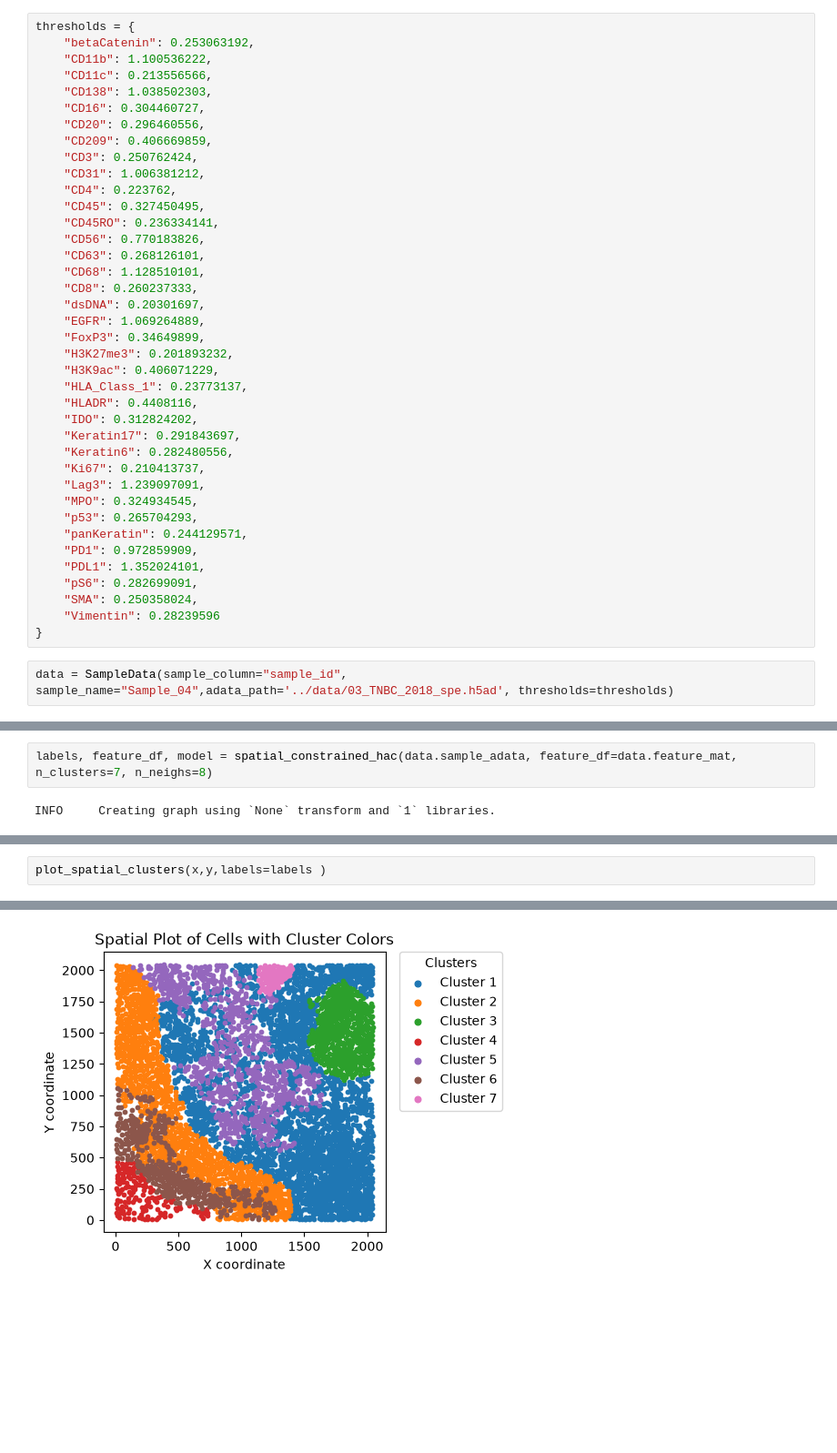
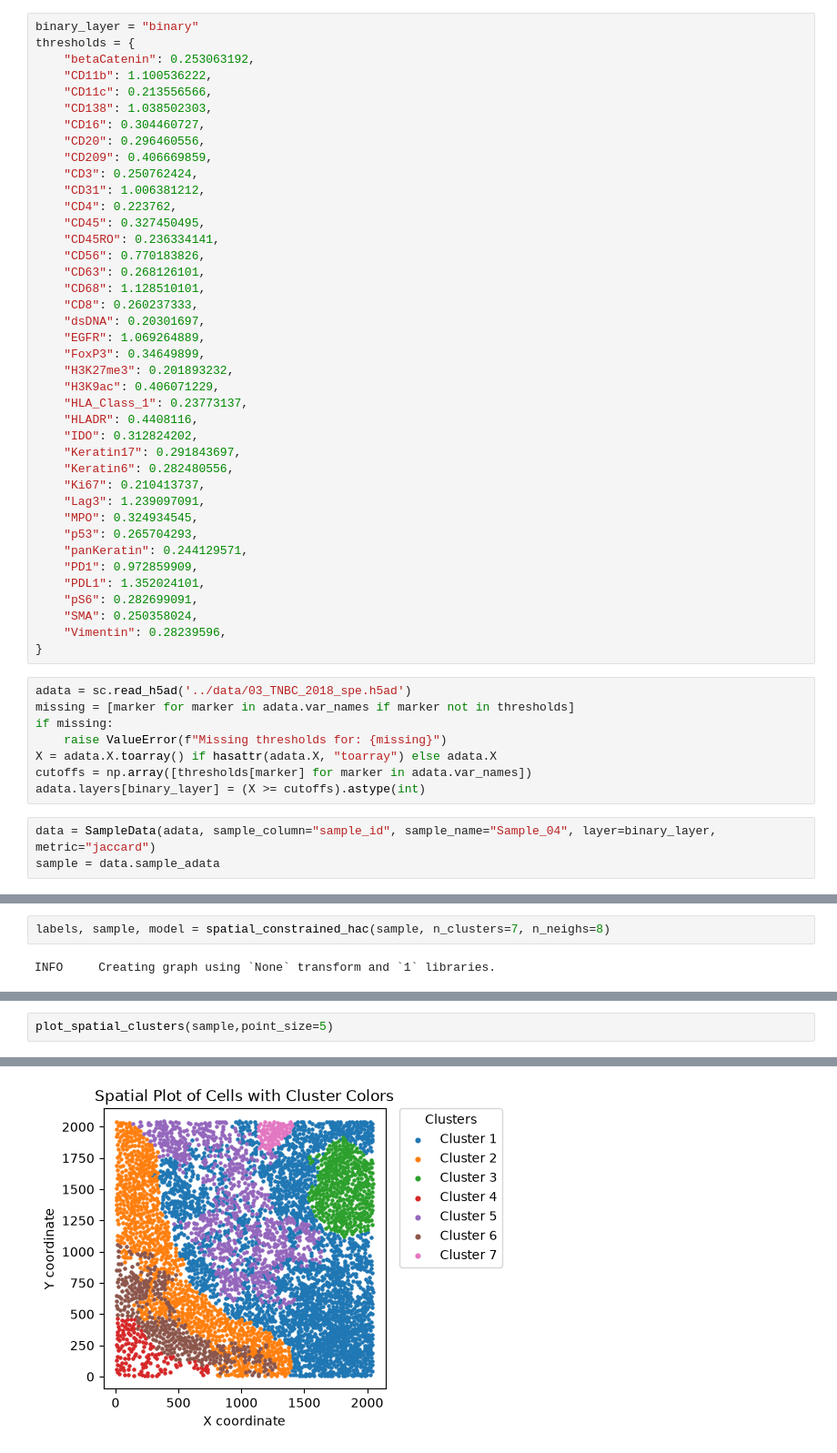
Before and after one commit to amanpreet60/repspat, a Jupyter notebook: examples/example.ipynb, the cells around one changed output, grey strips where cells are left out. Shown at 91% size. Saved outputs shown, nothing was run; the diff lists cells and outputs as text; blank space fills up the shorter version.

```diff
--- a/examples/example.ipynb
+++ b/examples/example.ipynb
@@ -9,5 +11,6 @@ logging.getLogger().setLevel(logging.WARNING)
 from repspat import SampleData, spatial_silhouette_analysis,spatial_constrained_hac, plot_spatial_clusters, plot_cluster_feature_presence, pairwise_results_to_matrix, multiple_comparison, create_blocks
 # %%
+binary_layer = "binary"
 thresholds = {
     "betaCatenin": 0.253063192,
     "CD11b": 1.100536222,
@@ -44,10 +47,19 @@ thresholds = {
     "PDL1": 1.352024101,
     "pS6": 0.282699091,
     "SMA": 0.250358024,
-    "Vimentin": 0.28239596
+    "Vimentin": 0.28239596,
 }
 # %%
-data = SampleData(sample_column="sample_id", sample_name="Sample_04",adata_path='../data/03_TNBC_2018_spe.h5ad', thresholds=thresholds)
+adata = sc.read_h5ad('../data/03_TNBC_2018_spe.h5ad')
+missing = [marker for marker in adata.var_names if marker not in thresholds]
+if missing:
+    raise ValueError(f"Missing thresholds for: {missing}")
+X = adata.X.toarray() if hasattr(adata.X, "toarray") else adata.X
+cutoffs = np.array([thresholds[marker] for marker in adata.var_names])
+adata.layers[binary_layer] = (X >= cutoffs).astype(int)
+# %%
+data = SampleData(adata, sample_column="sample_id", sample_name="Sample_04", layer=binary_layer, metric="jaccard")
+sample = data.sample_adata
 # %%
 data.summary()
 # %% [output]
@@ -89,7 +101,7 @@ INFO     Creating graph using `None` transform and `1` libraries.
 | 8 | 8 | 7 | 0.203478 |
 | 9 | 8 | 8 | 0.111283 |
 # %%
-labels, feature_df, model = spatial_constrained_hac(data.sample_adata, feature_df=data.feature_mat, n_clusters=7, n_neighs=8)
+labels, sample, model = spatial_constrained_hac(sample, n_clusters=7, n_neighs=8)
 # %% [output]
 INFO     Creating graph using `None` transform and `1` libraries.
 # %%
@@ -98,7 +111,7 @@ y = data.coords_mat.centroidY
 # %%
-plot_spatial_clusters(x,y,labels=labels )
+plot_spatial_clusters(sample,point_size=5)
 # %% [output]
 (<Figure size 400x400 with 1 Axes>,
  <Axes: title={'center': 'Spatial Plot of Cells with Cluster Colors'}, xlabel='X coordinate', ylabel='Y coordinate'>)
-[figure, old version]
+[figure, new version]
 # %%
```
Also changed, not shown: parts of 8 cells of this notebook, 8 other files.
